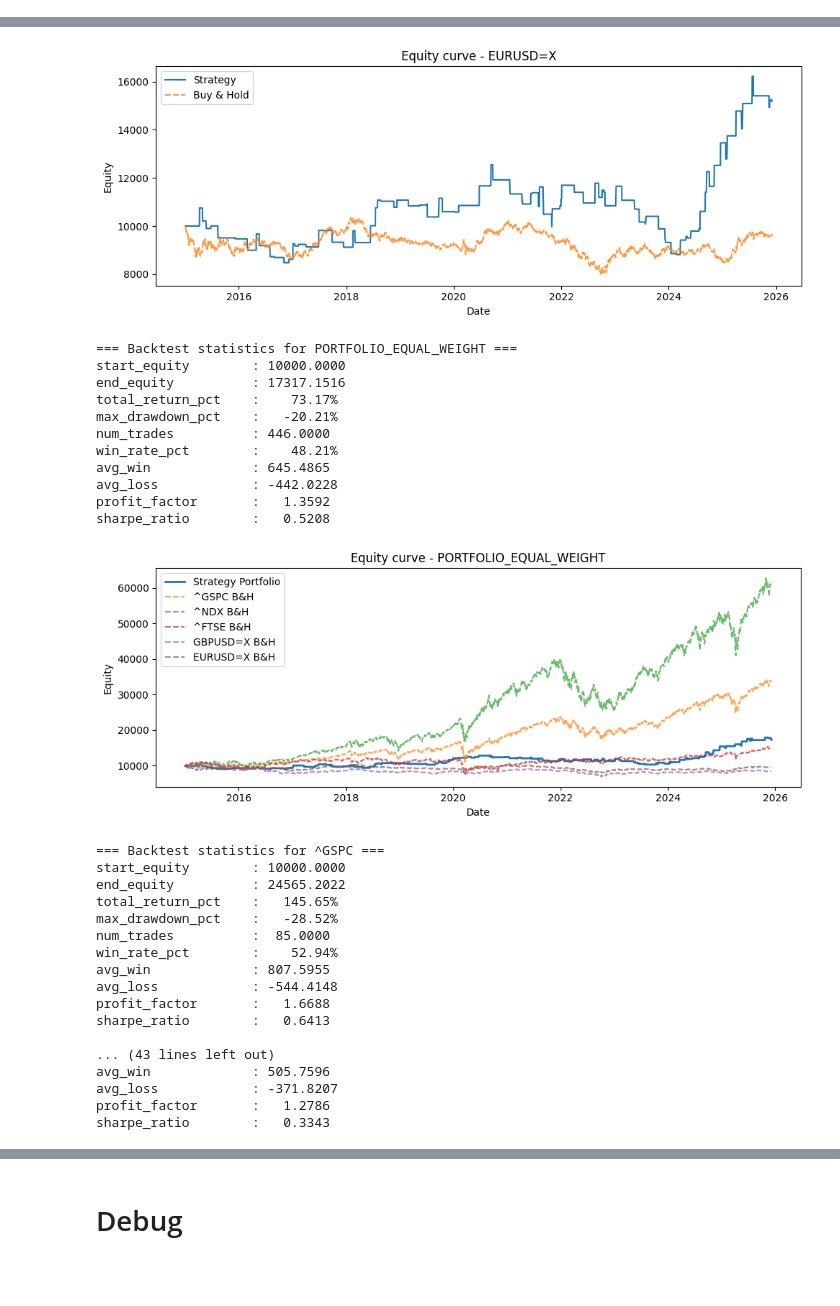
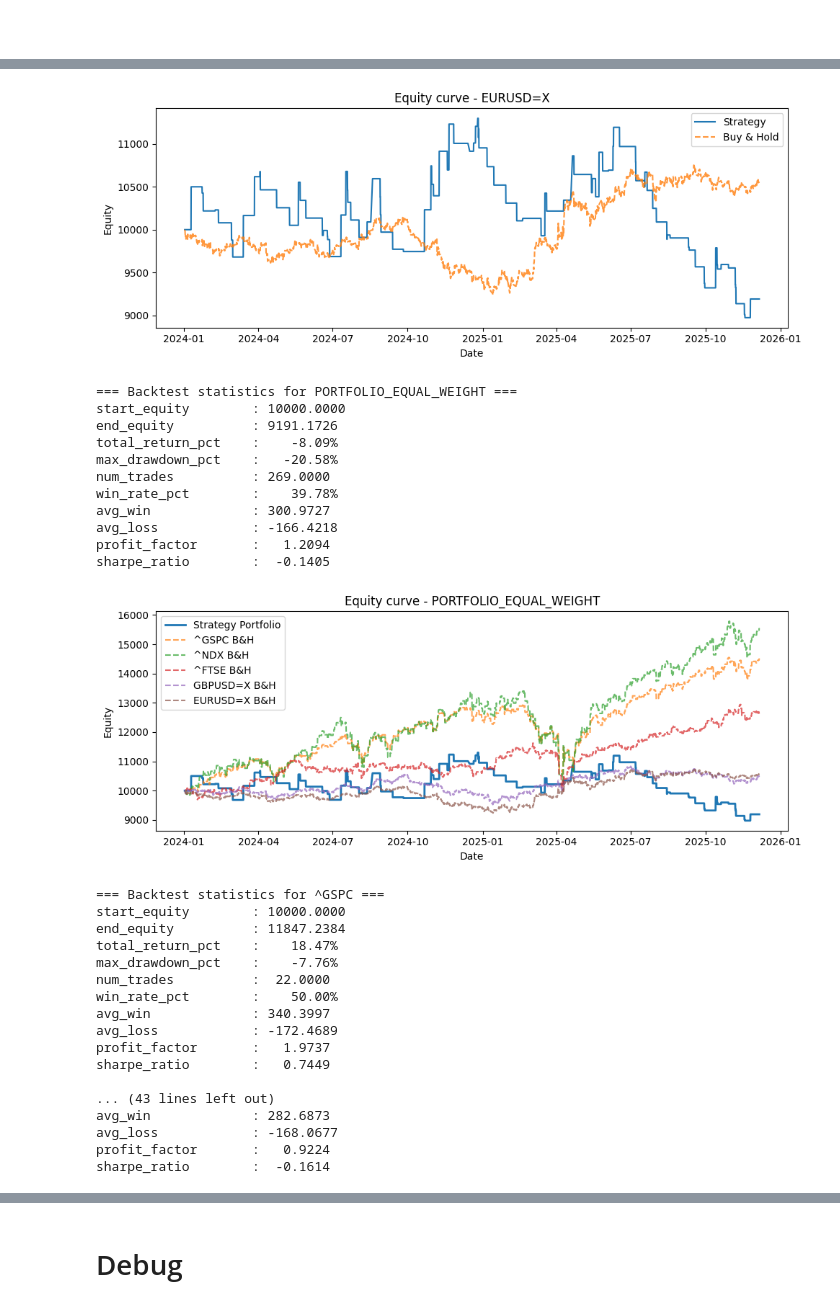
Before and after one commit to HdamaGIT/daman-trading, a Jupyter notebook: system/main.ipynb, the cells around one changed output, grey strips where cells are left out. Cells and saved outputs as stored; diff of their text form; code cells hidden in the pictures; blank space fills up the shorter version.

Commit message:
Jan26 Strategy update

```diff
--- a/system/main.ipynb
+++ b/system/main.ipynb
@@ -1,15 +1,23 @@
+# %% [markdown]
+#
 # %%
 from system_development.strategies.trend_pullback_v1.run_backtest import run_backtest_for_default_universe
 from system_development.strategies.trend_pullback_v1.config import StrategyParams
 # %%
 if __name__ == "__main__":
 
-    params_fixed = StrategyParams(exit_mode="fixed_rr")
-    results_fixed = run_backtest_for_default_universe(
-        params=params_fixed,
-        start="2015-01-01",
+    params_strict = StrategyParams(
+        entry_mode="deep_pullback",
+        exit_mode="fixed_rr",
+        tp_atr_mult=2.5,
+        risk_per_trade=0.02,
+    )
+
+    results_strict = run_backtest_for_default_universe(
+        params=params_strict,
+        start="2024-01-01",
         end=None,
-        interval="1d",
+        interval="4h",
         plot=True,
         portfolio=True,
         show_benchmark=True,
@@ -92,31 +97,31 @@ Exit breakdown for EURUSD=X:
-[figure, old version]
+[figure, new version]
 === Backtest statistics for PORTFOLIO_EQUAL_WEIGHT ===
 start_equity        : 10000.0000
-end_equity          : 17317.1516
-total_return_pct    :    73.17%
-max_drawdown_pct    :   -20.21%
-num_trades          : 446.0000
-win_rate_pct        :    48.21%
-avg_win             : 645.4865
-avg_loss            : -442.0228
-profit_factor       :   1.3592
-sharpe_ratio        :   0.5208
+end_equity          : 9191.1726
+total_return_pct    :    -8.09%
+max_drawdown_pct    :   -20.58%
+num_trades          : 269.0000
+win_rate_pct        :    39.78%
+avg_win             : 300.9727
+avg_loss            : -166.4218
+profit_factor       :   1.2094
+sharpe_ratio        :  -0.1405
-[figure, old version]
+[figure, new version]
 === Backtest statistics for ^GSPC ===
 start_equity        : 10000.0000
-end_equity          : 24565.2022
-total_return_pct    :   145.65%
-max_drawdown_pct    :   -28.52%
-num_trades          :  85.0000
-win_rate_pct        :    52.94%
-avg_win             : 807.5955
-avg_loss            : -544.4148
-profit_factor       :   1.6688
-sharpe_ratio        :   0.6413
+end_equity          : 11847.2384
+total_return_pct    :    18.47%
+max_drawdown_pct    :    -7.76%
+num_trades          :  22.0000
+win_rate_pct        :    50.00%
+avg_win             : 340.3997
+avg_loss            : -172.4689
+profit_factor       :   1.9737
+sharpe_ratio        :   0.7449
 
 ... (43 lines left out)
-avg_win             : 505.7596
-avg_loss            : -371.8207
-profit_factor       :   1.2786
-sharpe_ratio        :   0.3343
+avg_win             : 282.6873
+avg_loss            : -168.0677
+profit_factor       :   0.9224
+sharpe_ratio        :  -0.1614
 # %%
```
Also changed, not shown: parts of 3 cells of this notebook, 3 other files.
